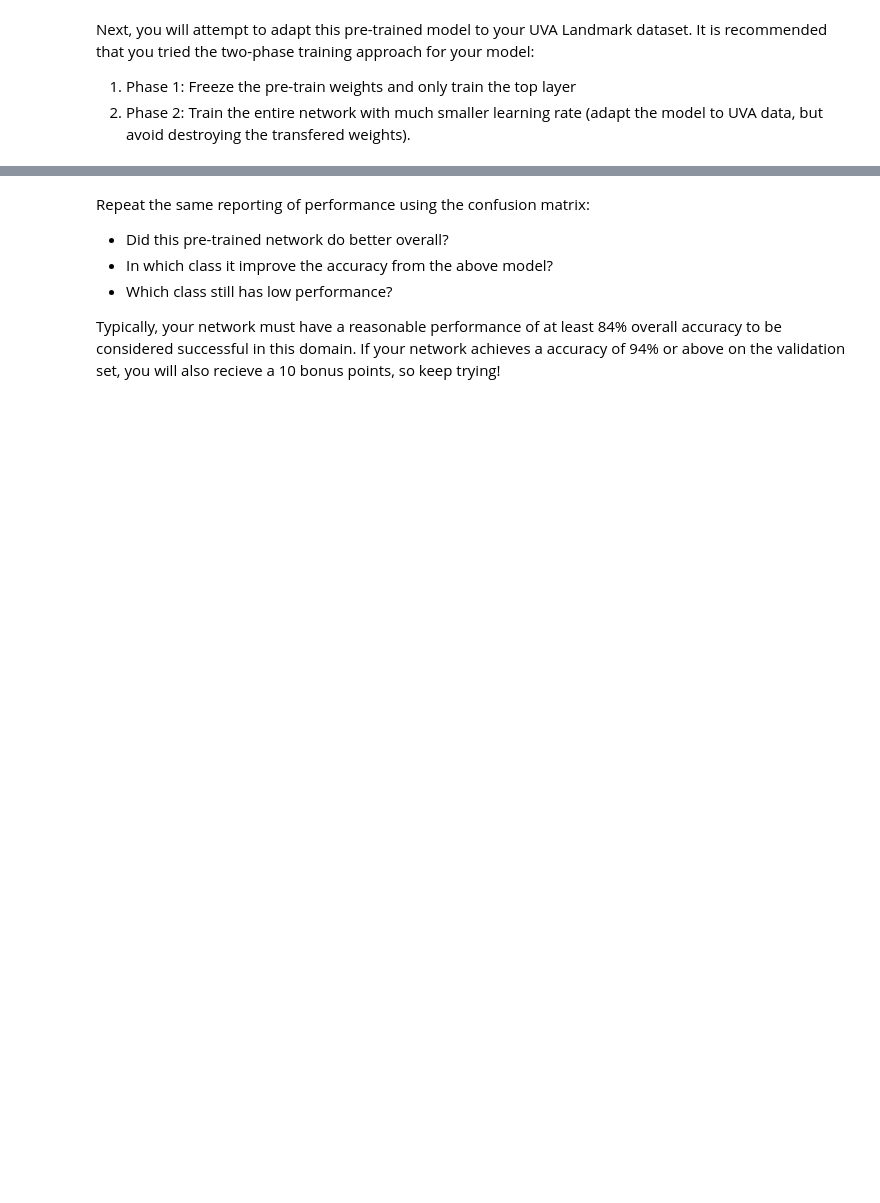
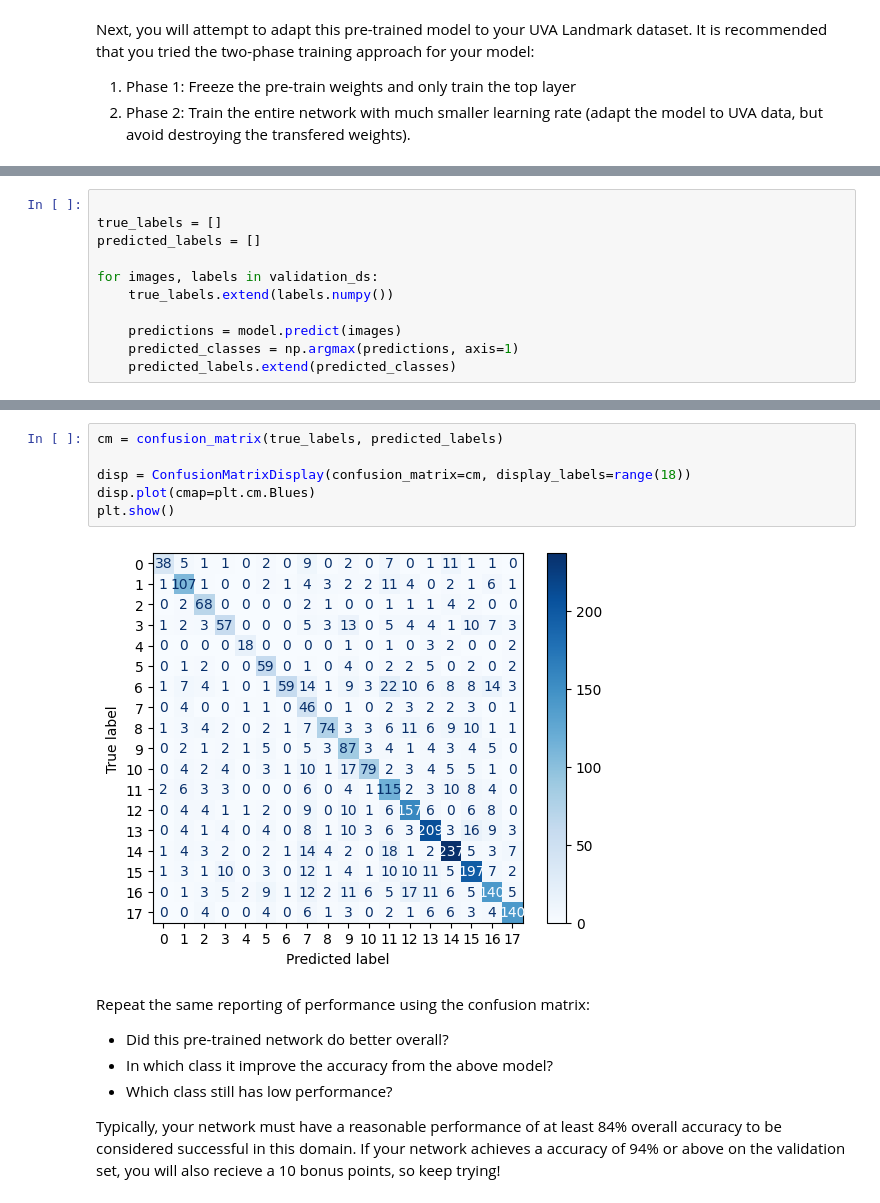
Before and after one commit to helen-yao/codeathon2, a Jupyter notebook: cs4774_codeathon_2.ipynb, the cells around one changed output, grey strips where cells are left out. Drawn from its saved outputs; the diff is of its cells as text; blank space fills up the shorter version.

```diff
--- a/cs4774_codeathon_2.ipynb
+++ b/cs4774_codeathon_2.ipynb
@@ -230,0 +389,11 @@ Next, you will attempt to adapt this pre-trained model to your UVA Landmark data
+# %%
+
+true_labels = []
+predicted_labels = []
+
+for images, labels in validation_ds:
+    true_labels.extend(labels.numpy())
+
+    predictions = model.predict(images)
+    predicted_classes = np.argmax(predictions, axis=1)
+    predicted_labels.extend(predicted_classes)
@@ -231,3 +418,11 @@ Next, you will attempt to adapt this pre-trained model to your UVA Landmark data
+# %%
+cm = confusion_matrix(true_labels, predicted_labels)
+
+disp = ConfusionMatrixDisplay(confusion_matrix=cm, display_labels=range(18))
+disp.plot(cmap=plt.cm.Blues)
+plt.show()
+# %% [output]
+[figure, added]
 # %% [markdown]
 Repeat the same reporting of performance using the confusion matrix:
 - Did this pre-trained network do better overall?
```
Also changed, not shown: parts of 21 cells of this notebook.
